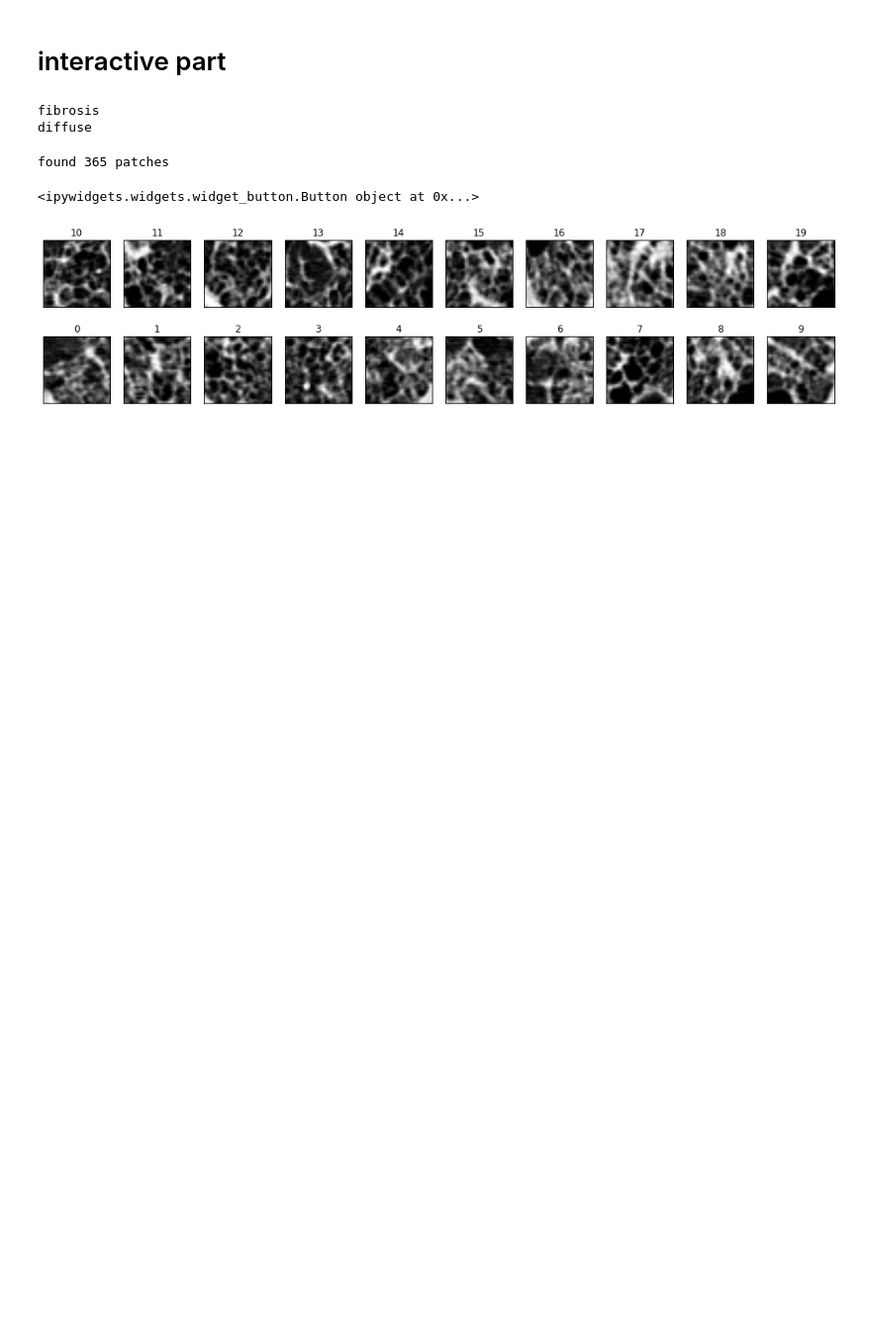
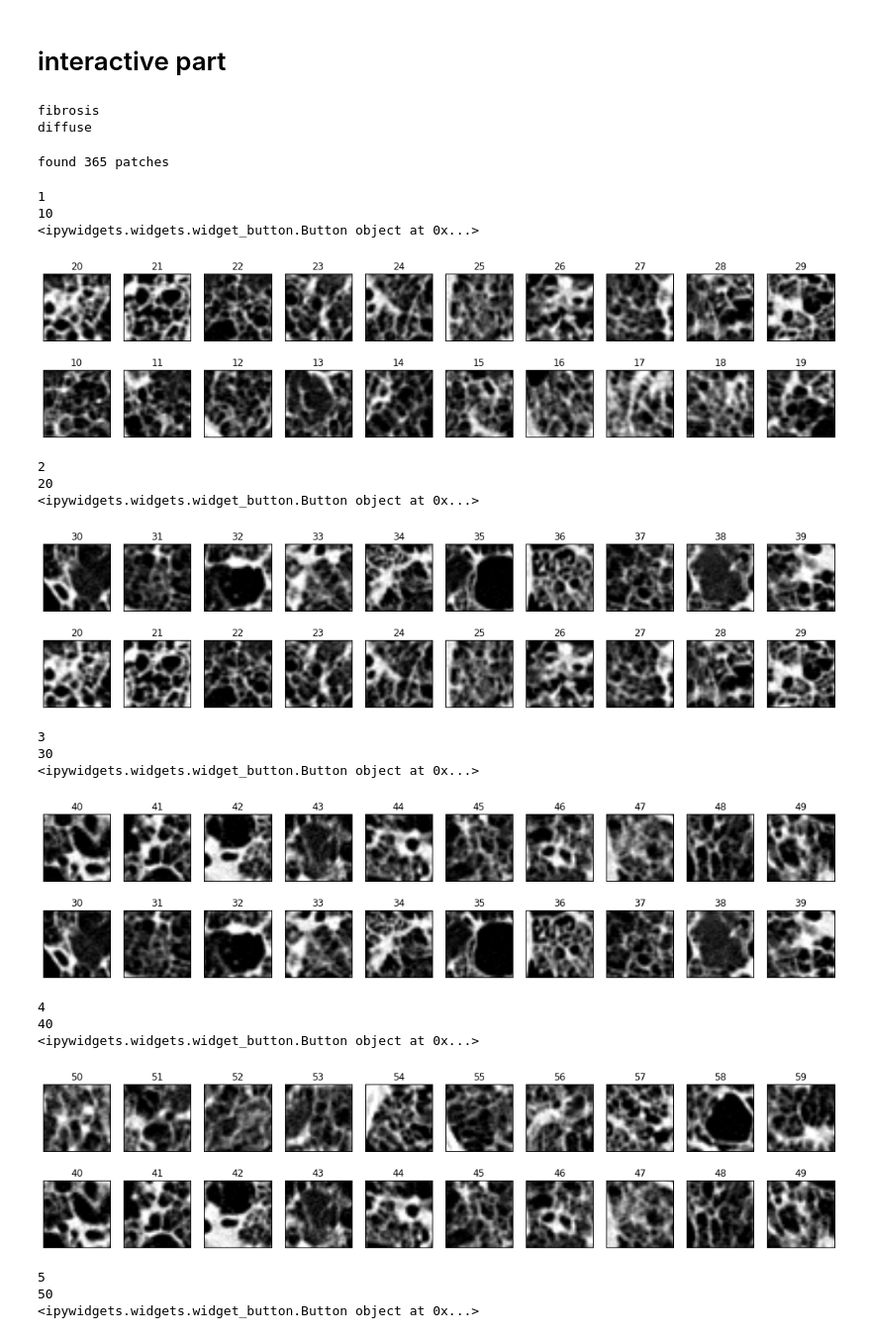
Before and after one commit to ChelovekHe/ild-cnn, a Jupyter notebook: notebooks/VisualCheckPatches .ipynb, the cells around one changed output. Shown at 99% size. Saved outputs shown, nothing was run; the diff lists cells and outputs as text; code cells hidden in the pictures; blank space fills up the shorter version.

```diff
--- a/notebooks/VisualCheckPatches .ipynb
+++ b/notebooks/VisualCheckPatches .ipynb
@@ -66,10 +83,4 @@ all OK there are 24 categories or sub-categories
 # %%
-# create path to patch directory
-patch_dir = os.path.join(one_folder_up, 'patches')
-print patch_dir
-category_list = (os.listdir(patch_dir))
-print 'taking out the item : ', category_list.pop(0)
-print category_list
 ind = 0
 
 for category in category_list:
@@ -77,10 +88,21 @@ for category in category_list:
     print category
 
     sub_category_list = (os.listdir(category_dir))
-    sub_category_list.pop(0)
+    print sub_category_list
+
+    category_count = 0
+
     for sub_category in sub_category_list:
 
-        print sub_category , comments[ind][0], comments[ind][1]
+        sub_category_dir = os.path.join(category_dir, sub_category)
+        attribute_list = (os.listdir(sub_category_dir))
+
+        print sub_category , len(attribute_list), comments[ind]
+
+        category_count = category_count + len(attribute_list)
+
         ind += 1
+
+    print 'the count of the entire category is : ', category_count
     print ''
 # %% [output]
@@ -155,39 +173,69 @@ for file in subCat:
 print 'found', num_patches, 'patches'
 # %% [output]
 found 365 patches
+# %%
+from traitlets import CInt, link
+class Counter(widgets.DOMWidget):
+    value = CInt(0, sync=True)
 # %%
-button = widgets.Button(description='display first 20 patches')
+button = widgets.Button(description='display next 20 patches')
 display(button)
 
+counter = Counter()
+set = 0
 
 
 def on_button_clicked(b):
+
+    counter.value += 1 if counter.value < 20 else 0
+    print counter.value
+    set = counter.value * 10
+    print set
 
     if num_patches < 20:
         print 'Cannot use this for patch sizes smaller than 20'
         return
 
     print b
     fig = plt.figure()
     fig.set_size_inches(18, 8)
 
     for j in range(0,2):
         for i in  range(1,11):
 
             patch = fig.add_subplot(j+1,10,i)
 
 
-            ind = (i+j*10-1)
+            ind = (i+j*10-1+set)
             patch.set_title(str(ind))
             patch.axes.get_xaxis().set_visible(False)
             patch.axes.get_yaxis().set_visible(False)
 
             patch.imshow(images[ind]);
 
 
 
 
+
+
 button.on_click(on_button_clicked)
 # %% [output]
+1
+10
 <ipywidgets.widgets.widget_button.Button object at 0x...>
-[figure, old version]
+[figure, new version]
+2
+20
+<ipywidgets.widgets.widget_button.Button object at 0x...>
+[figure, added]
+3
+30
+<ipywidgets.widgets.widget_button.Button object at 0x...>
+[figure, added]
+4
+40
+<ipywidgets.widgets.widget_button.Button object at 0x...>
+[figure, added]
+5
+50
+<ipywidgets.widgets.widget_button.Button object at 0x...>
```
Also changed, not shown: parts of 8 cells of this notebook, 15 other files.
